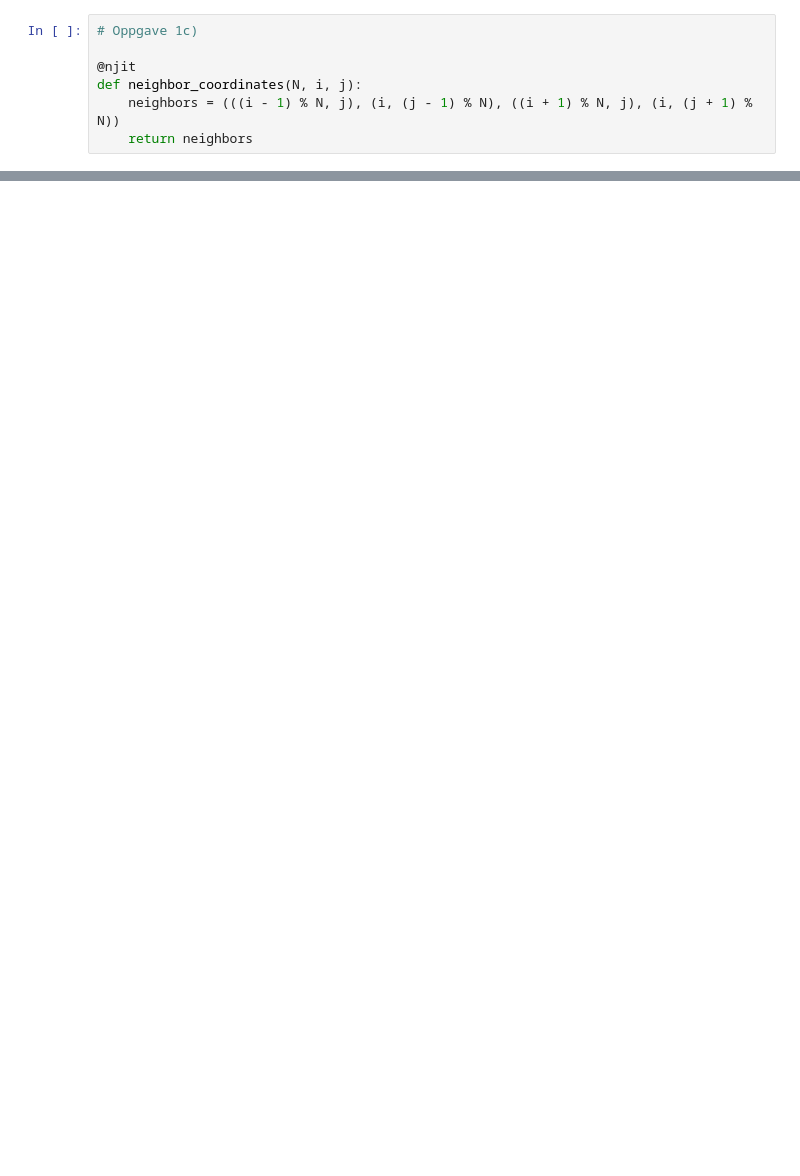
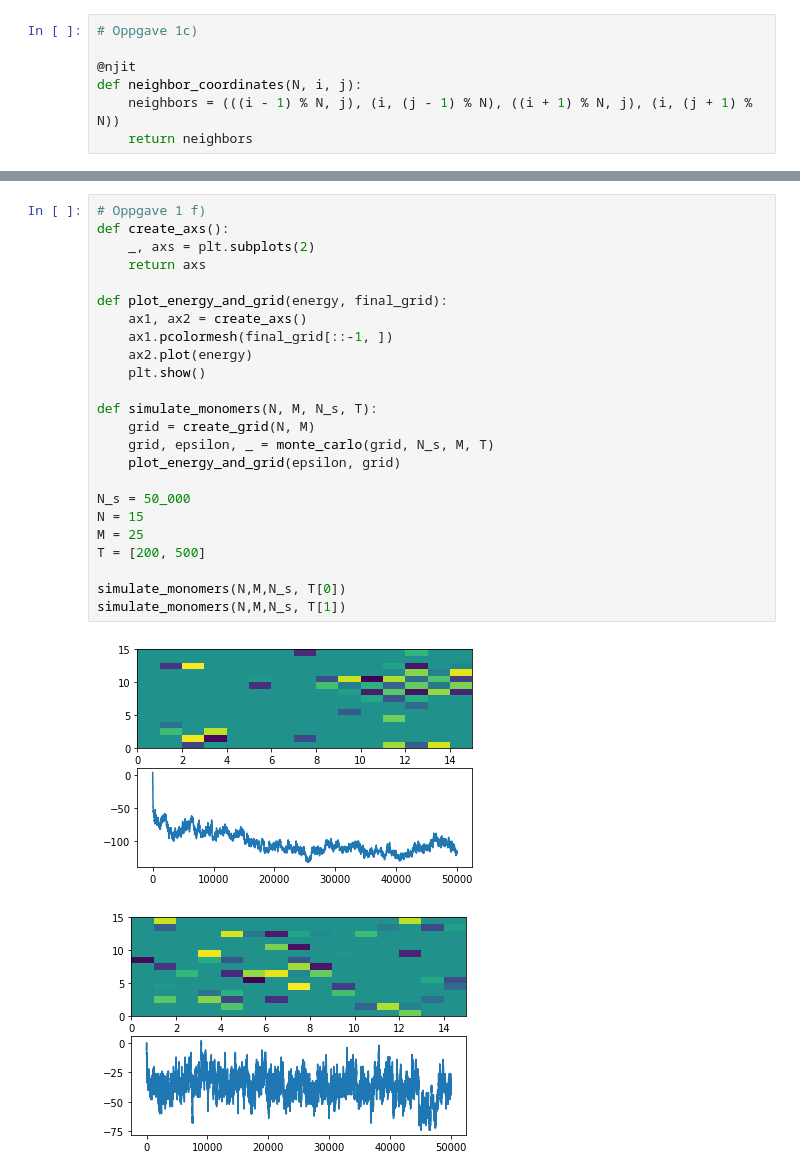
Before and after one commit to martinsw01/vitber-bio, a Jupyter notebook: notebook.ipynb, the cells around one changed output, grey strips where cells are left out. Drawn from its saved outputs; the diff is of its cells as text; blank space fills up the shorter version.

```diff
--- a/notebook.ipynb
+++ b/notebook.ipynb
@@ -150,3 +180,30 @@ def monte_carlo(grid, N_s, M, T, n=0, t_equil=np.inf, t_r=np.inf,
         return grid, epsilon, 0
 
     return grid, epsilon, np.mean(cluster_sizes[:measure_index])
+# %%
+# Oppgave 1 f)
+def create_axs():
+    _, axs = plt.subplots(2)
+    return axs
+
+def plot_energy_and_grid(energy, final_grid):
+    ax1, ax2 = create_axs()
+    ax1.pcolormesh(final_grid[::-1, ])
+    ax2.plot(energy)
+    plt.show()
+
+def simulate_monomers(N, M, N_s, T):
+    grid = create_grid(N, M)
+    grid, epsilon, _ = monte_carlo(grid, N_s, M, T)
+    plot_energy_and_grid(epsilon, grid)
+
+N_s = 50_000
+N = 15
+M = 25
+T = [200, 500]
+
+simulate_monomers(N,M,N_s, T[0])
+simulate_monomers(N,M,N_s, T[1])
+# %% [output]
+[figure, added]
+[figure, added]
```
Also changed, not shown: parts of 14 cells of this notebook.
